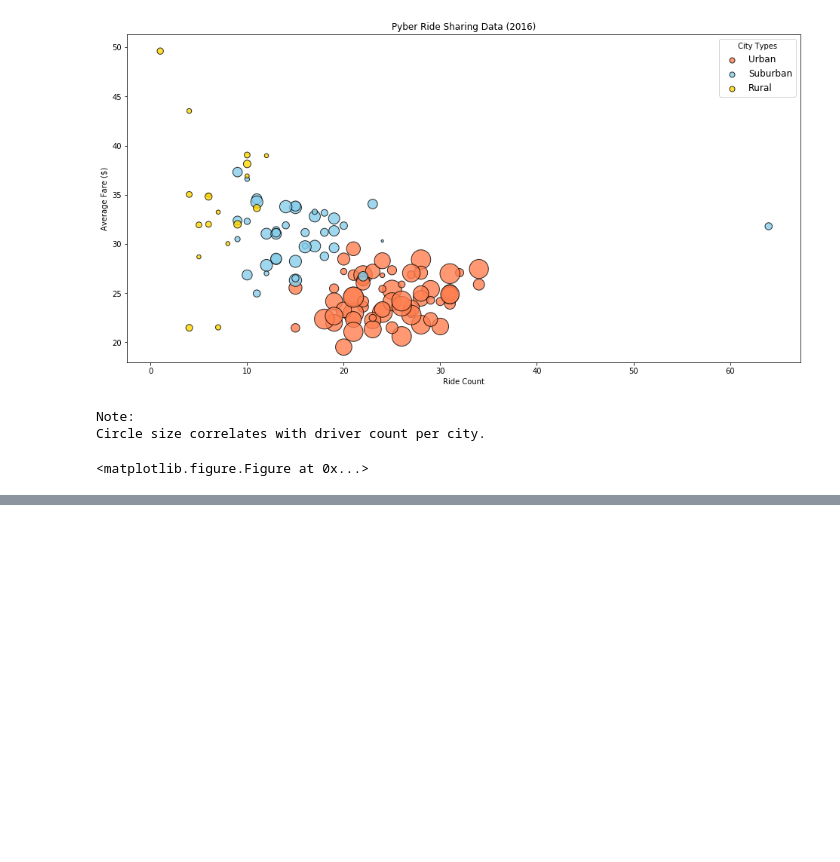
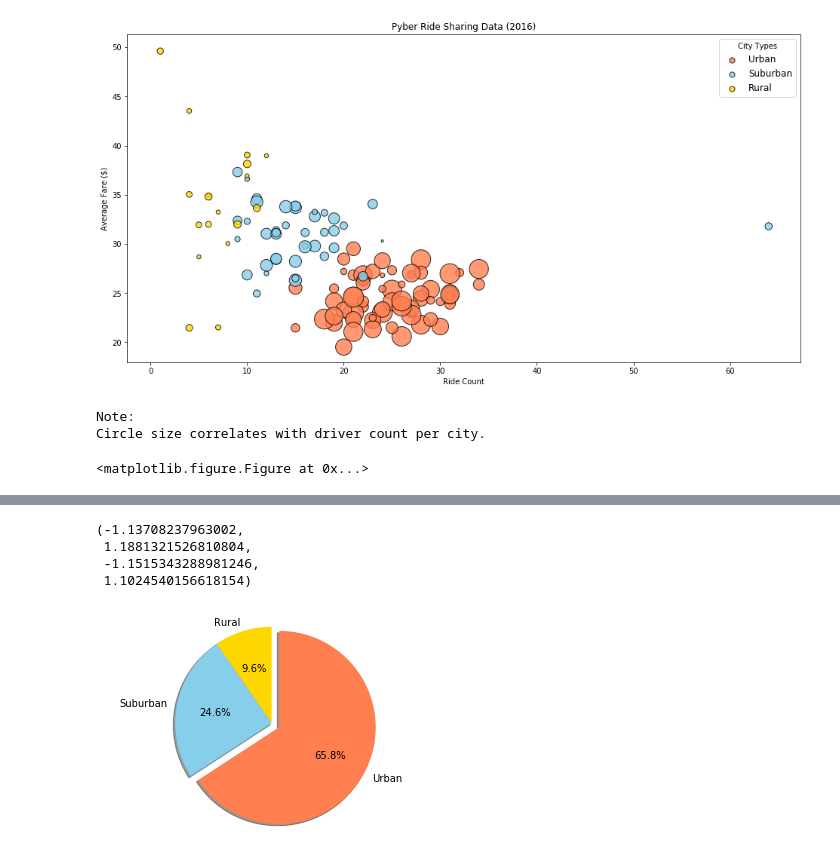
Before and after one commit to alee1412/homework, a Jupyter notebook: 05-Matplotlib/Pyber/Pyber.ipynb, the cells around one changed output, grey strips where cells are left out. Saved outputs shown, nothing was run; the diff lists cells and outputs as text; code cells hidden in the pictures; blank space fills up the shorter version.

```diff
--- a/05-Matplotlib/Instructions/Pyber/Pyber.ipynb
+++ b/05-Matplotlib/Pyber/Pyber.ipynb
@@ -95,0 +121,16 @@ plt.pipe(type_percents,
+# %%
+#Pie Chart for Drivers by City
+drivers_by_city = city_ride_data.groupby("type").mean()['driver_count'] / city_ride_data["driver_count"].mean() * 100
+drivers_by_city
+plt.pie(drivers_by_city,
+        labels=["Rural", "Suburban", "Urban"],
+        colors=["gold", "skyblue", "coral"],
+        explode=[0,0, .09],
+        autopct="%1.1f%%", shadow=True, startangle=90)
+plt.axis("equal")
+# %% [output]
+(-1.13708237963002,
+ 1.1881321526810804,
+ -1.1515343288981246,
+ 1.1024540156618154)
+[figure, added]
```
Also changed, not shown: parts of 2 cells of this notebook, 12 other files.
